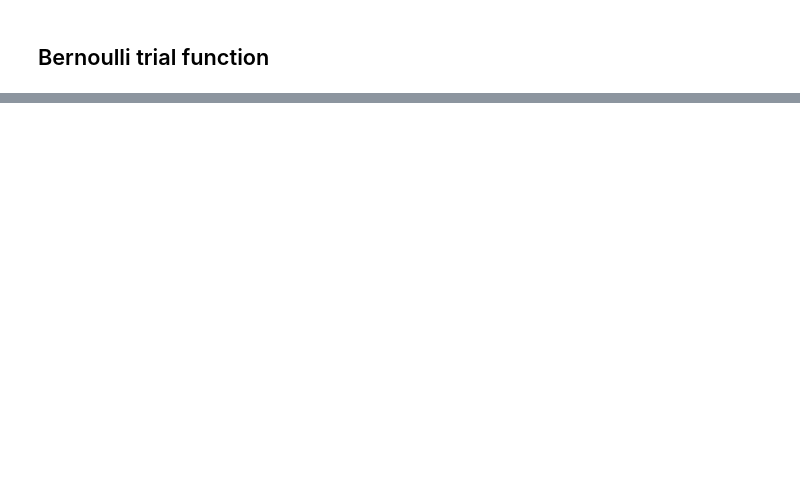
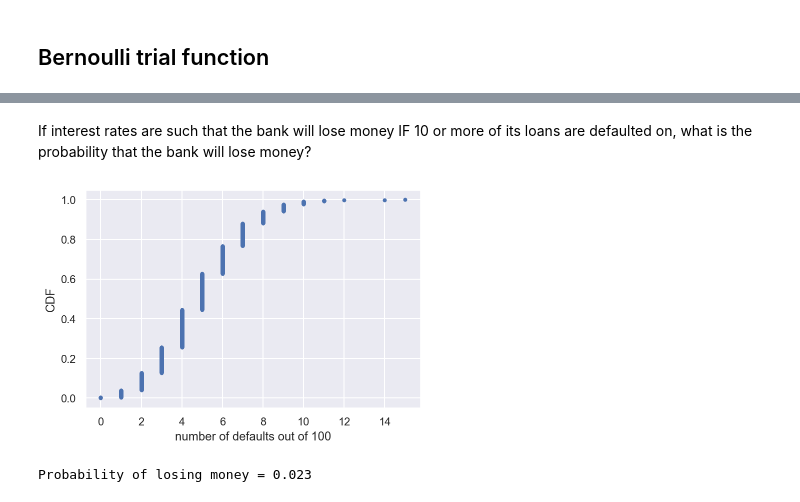
Before and after one commit to hilljtm/py_practice, a Jupyter notebook: statistics.ipynb, the cells around one changed output, grey strips where cells are left out. Saved outputs shown, nothing was run; the diff lists cells and outputs as text; code cells hidden in the pictures; blank space fills up the shorter version.

```diff
--- a/statistics.ipynb
+++ b/statistics.ipynb
@@ -193,0 +216,16 @@ def perform_bernoulli_trials(n, p):
+# %% [markdown]
+If interest rates are such that the bank will lose money IF 10 or more of its loans are defaulted on, what is the probability that the bank will lose money?
+# %%
+x, y = ecdf(n_defaults)
+
+plt.plot(x, y, marker='.', linestyle='none')
+plt.xlabel('number of defaults out of 100')
+plt.ylabel('CDF')
+plt.show();
+# %% [output]
+[figure, added]
+# %%
+n_lose_money = np.sum(n_defaults >= 10)
+print('Probability of losing money =', n_lose_money / len(n_defaults))
+# %% [output]
+Probability of losing money = 0.023
```
Also changed, not shown: parts of 8 cells of this notebook.
